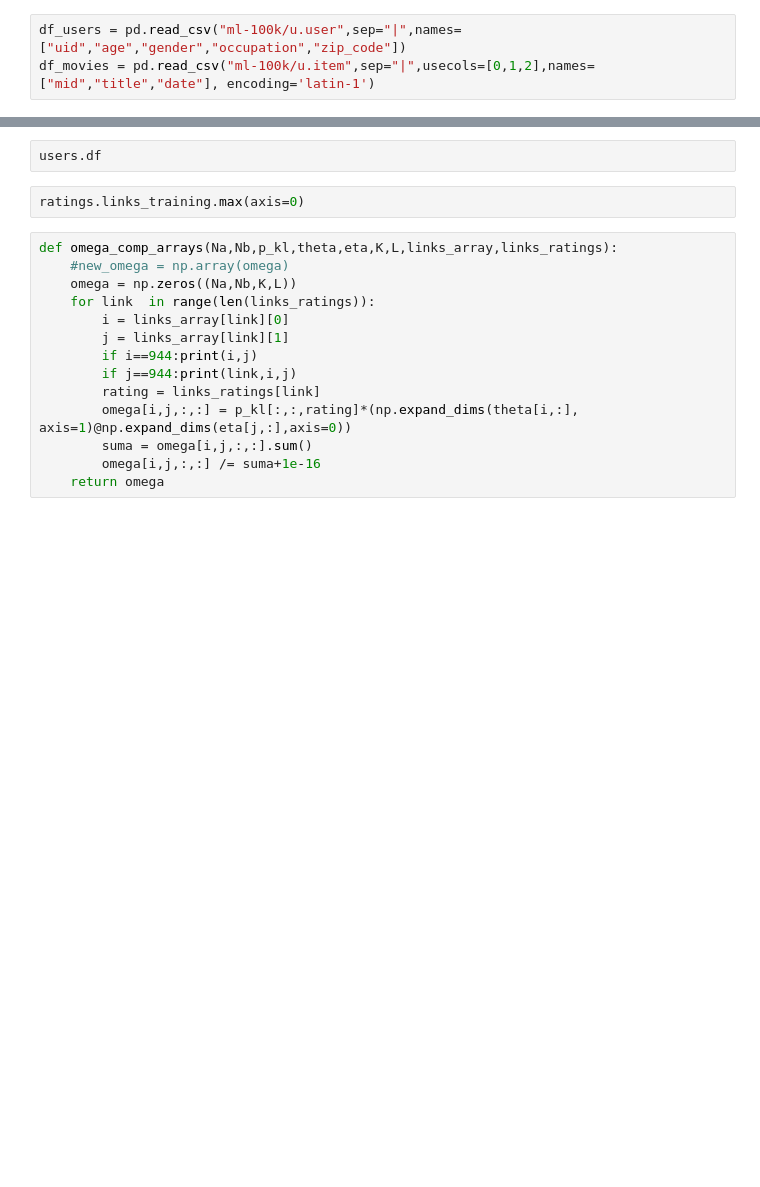
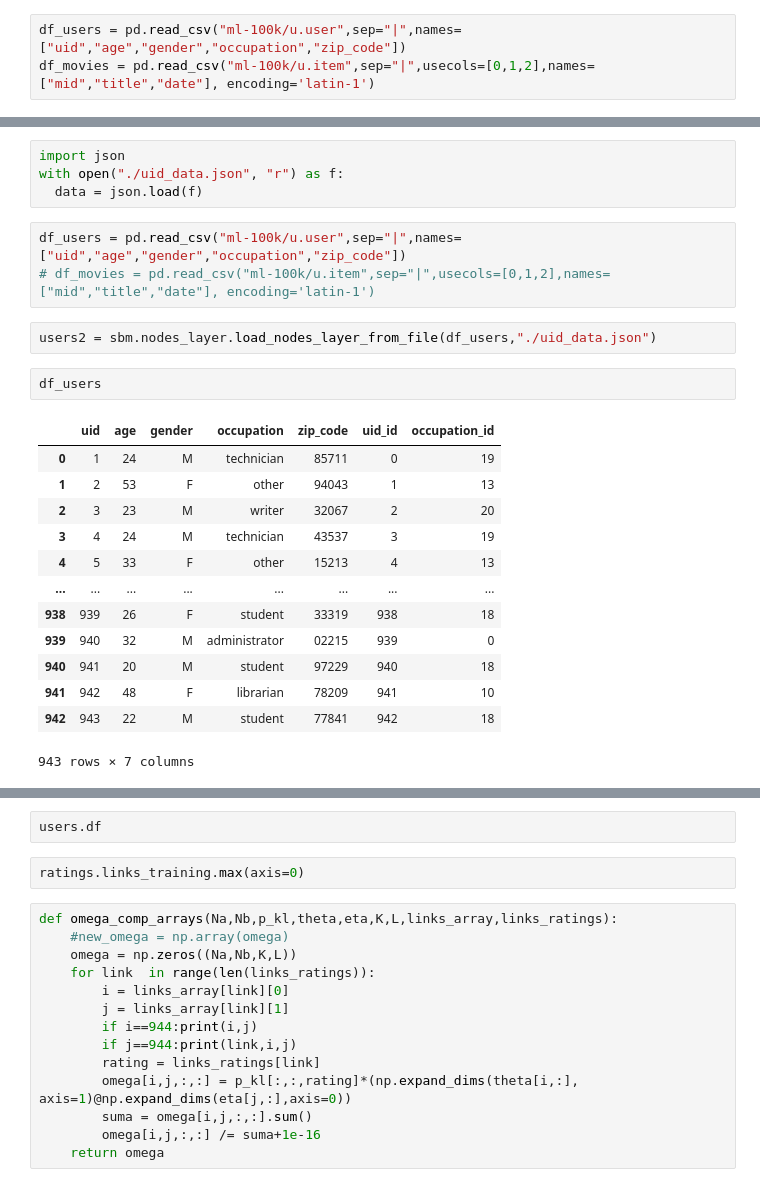
Before and after one commit to oscarcapote/MMSBM_library, a Jupyter notebook: Example and testing.ipynb, the cells around one changed output, grey strips where cells are left out. Drawn from its saved outputs; the diff is of its cells as text; blank space fills up the shorter version.

```diff
--- a/Example and testing.ipynb
+++ b/Example and testing.ipynb
@@ -62,0 +174,25 @@ movies.theta
+# %%
+import json
+with open("./uid_data.json", "r") as f:
+  data = json.load(f)
+# %%
+df_users = pd.read_csv("ml-100k/u.user",sep="|",names=["uid","age","gender","occupation","zip_code"])
+# df_movies = pd.read_csv("ml-100k/u.item",sep="|",usecols=[0,1,2],names=["mid","title","date"], encoding='latin-1')
+# %%
+users2 = sbm.nodes_layer.load_nodes_layer_from_file(df_users,"./uid_data.json")
+# %%
+df_users
+# %% [output]
+|  | uid | age | gender | occupation | zip_code | uid_id | occupation_id |
+| 0 | 1 | 24 | M | technician | 85711 | 0 | 19 |
+| 1 | 2 | 53 | F | other | 94043 | 1 | 13 |
+| 2 | 3 | 23 | M | writer | 32067 | 2 | 20 |
+| 3 | 4 | 24 | M | technician | 43537 | 3 | 19 |
+| 4 | 5 | 33 | F | other | 15213 | 4 | 13 |
+| ... | ... | ... | ... | ... | ... | ... | ... |
+| 938 | 939 | 26 | F | student | 33319 | 938 | 18 |
+| 939 | 940 | 32 | M | administrator | 02215 | 939 | 0 |
+| 940 | 941 | 20 | M | student | 97229 | 940 | 18 |
+| 941 | 942 | 48 | F | librarian | 78209 | 941 | 10 |
+| 942 | 943 | 22 | M | student | 77841 | 942 | 18 |
+943 rows × 7 columns
```
Also changed, not shown: parts of 37 cells of this notebook.
